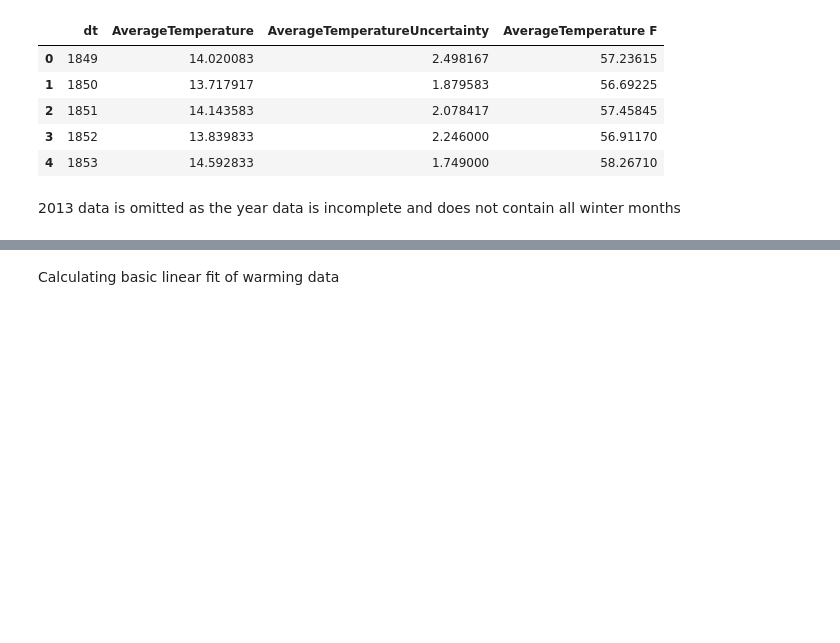
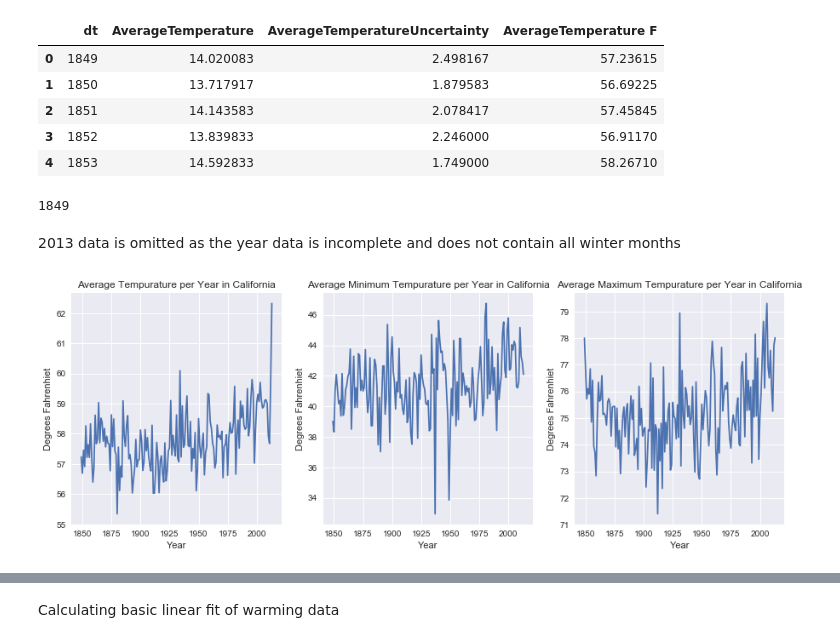
Before and after one commit to spm7/Global-Warming-Trends-in-the-US, a Jupyter notebook: US Warming Trends.ipynb, the cells around one changed output, grey strips where cells are left out. Cells and saved outputs as stored; diff of their text form; code cells hidden in the pictures; blank space fills up the shorter version.

```diff
--- a/US Warming Trends.ipynb
+++ b/US Warming Trends.ipynb
@@ -52,3 +71,7 @@ Cali_temp_yr.head()
 | 2 | 1851 | 14.143583 | 2.078417 | 57.45845 |
 | 3 | 1852 | 13.839833 | 2.246000 | 56.91170 |
 | 4 | 1853 | 14.592833 | 1.749000 | 58.26710 |
+# %%
+Cali_temp['dt'].dt.year.min()
+# %% [output]
+1849
@@ -55,3 +85,26 @@ Cali_temp_yr.head()
 # %% [markdown]
 2013 data is omitted as the year data is incomplete and does not contain all winter months
+# %%
+plt.figure(figsize=(15,5))
+plt.subplot(131)
+plt.plot(Cali_temp_yr['dt'],Cali_temp_yr['AverageTemperature F'])
+plt.title('Average Tempurature per Year in California')
+plt.xlabel('Year')
+plt.ylabel('Degrees Fahrenhiet')
+
+plt.subplot(132)
+plt.plot(Cali_temp_min_yr['dt'],Cali_temp_min_yr['AverageTemperature F'])
+plt.title('Average Minimum Tempurature per Year in California')
+plt.xlabel('Year')
+plt.ylabel('Degrees Fahrenhiet')
+
+plt.subplot(133)
+plt.plot(Cali_temp_max_yr['dt'],Cali_temp_max_yr['AverageTemperature F'])
+plt.title('Average Maximum Tempurature per Year in California')
+plt.xlabel('Year')
+plt.ylabel('Degrees Fahrenhiet')
+
+plt.show()
+# %% [output]
+[figure, added]
 # %%
```
Also changed, not shown: parts of 35 cells of this notebook.
